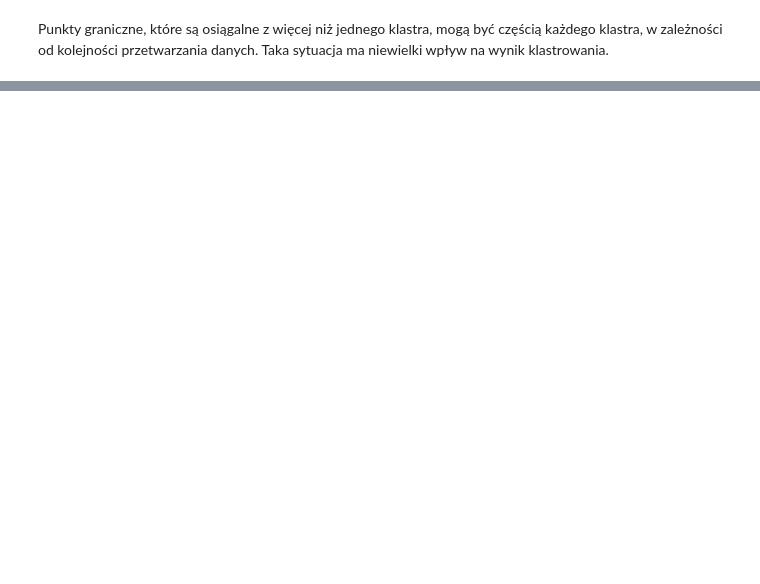
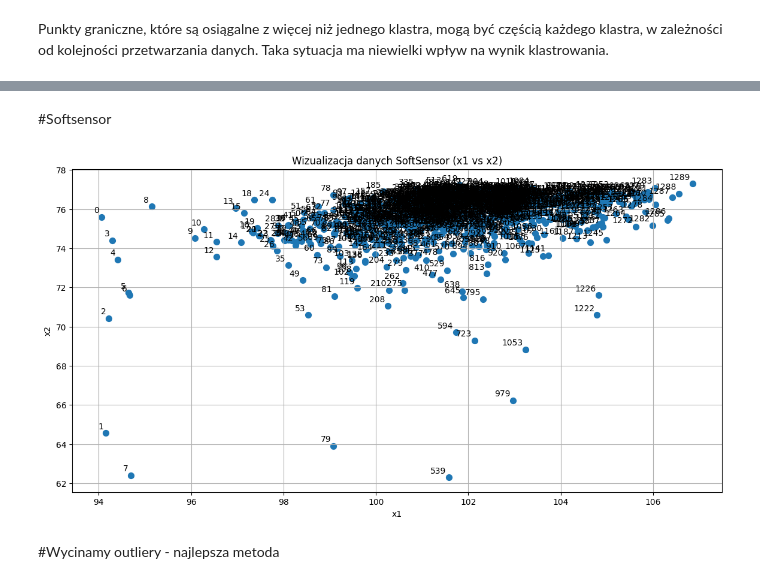
Before and after one commit to Marcin19721205/MachineLearingBootCampPartII, a Jupyter notebook: 05_dbscan01MJ.ipynb, the cells around one changed output, grey strips where cells are left out. Saved outputs shown, nothing was run; the diff lists cells and outputs as text; code cells hidden in the pictures; blank space fills up the shorter version.

```diff
--- a/05_dbscan01MJ.ipynb
+++ b/05_dbscan01MJ.ipynb
@@ -130,3 +139,40 @@ df['cluster'] = cluster.labels_
 px.scatter(df, 'x1', 'x2', 'cluster', width=950, height=500, title='DBSCAN(eps=0.6, min_samples=6)', template='plotly_dark')
 # %% [output]
 [interactive output not drawn]
+# %% [markdown]
+#Softsensor
+# %%
+import pandas as pd
+import matplotlib.pyplot as plt
+
+# Wczytanie danych z prawidłowym separatorem
+df_soft = pd.read_csv("/content/sample_data/SoftSensor.csv", delimiter=';')
+df = df_soft.rename(columns={'Zasadowosc': 'x1', 'Wyd_sodowa': 'x2'})
+
+# Podgląd
+df.head()
+
+# --- Rysowanie poprawione ---
+plt.figure(figsize=(14,7))
+plt.scatter(df['x1'], df['x2'], s=50)
+
+# Dodanie etykiet punktów
+for idx, (x, y) in enumerate(zip(df['x1'], df['x2'])):
+    plt.annotate(
+        str(idx),          # numer punktu
+        xy=(x, y),
+        xytext=(-3, 3),
+        textcoords='offset points',
+        ha='right',
+        va='bottom'
+    )
+
+plt.title("Wizualizacja danych SoftSensor (x1 vs x2)")
+plt.xlabel("x1")
+plt.ylabel("x2")
+plt.grid(True)
+plt.show()
+# %% [output]
+[figure, added]
+# %% [markdown]
+#Wycinamy outliery - najlepsza metoda
```
Also changed, not shown: parts of 7 cells of this notebook.
